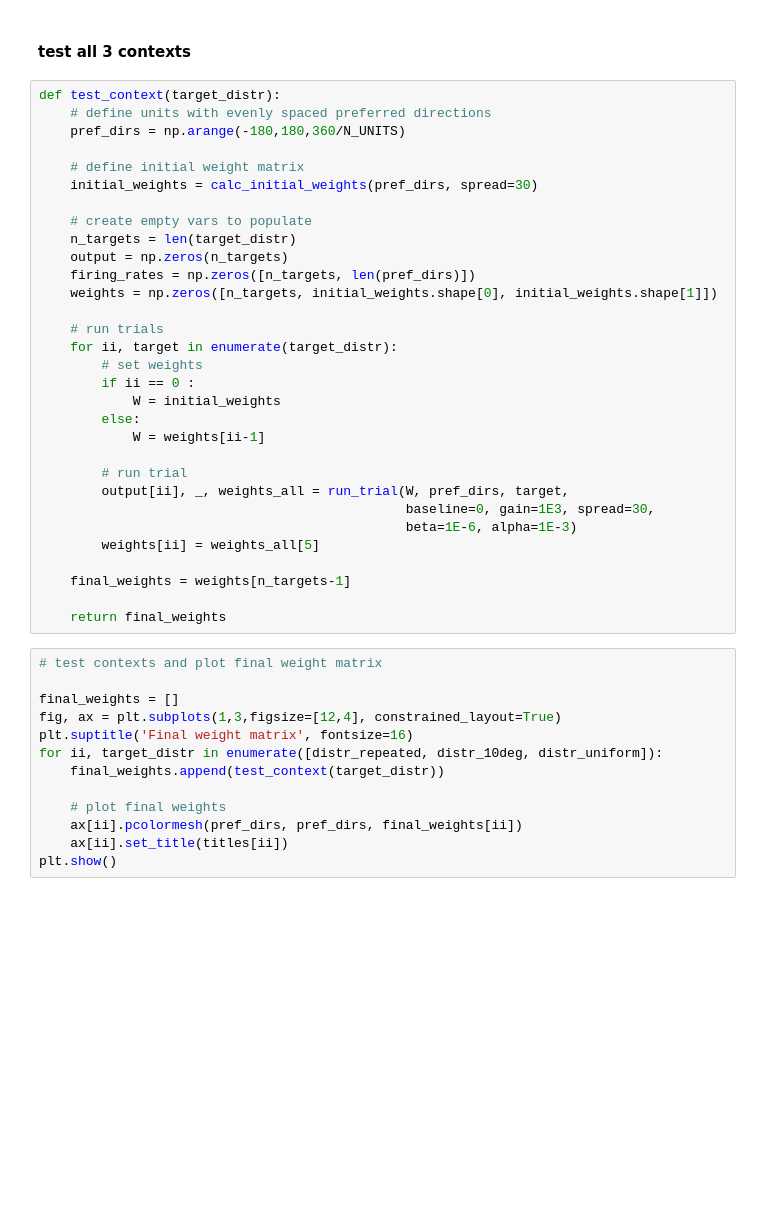
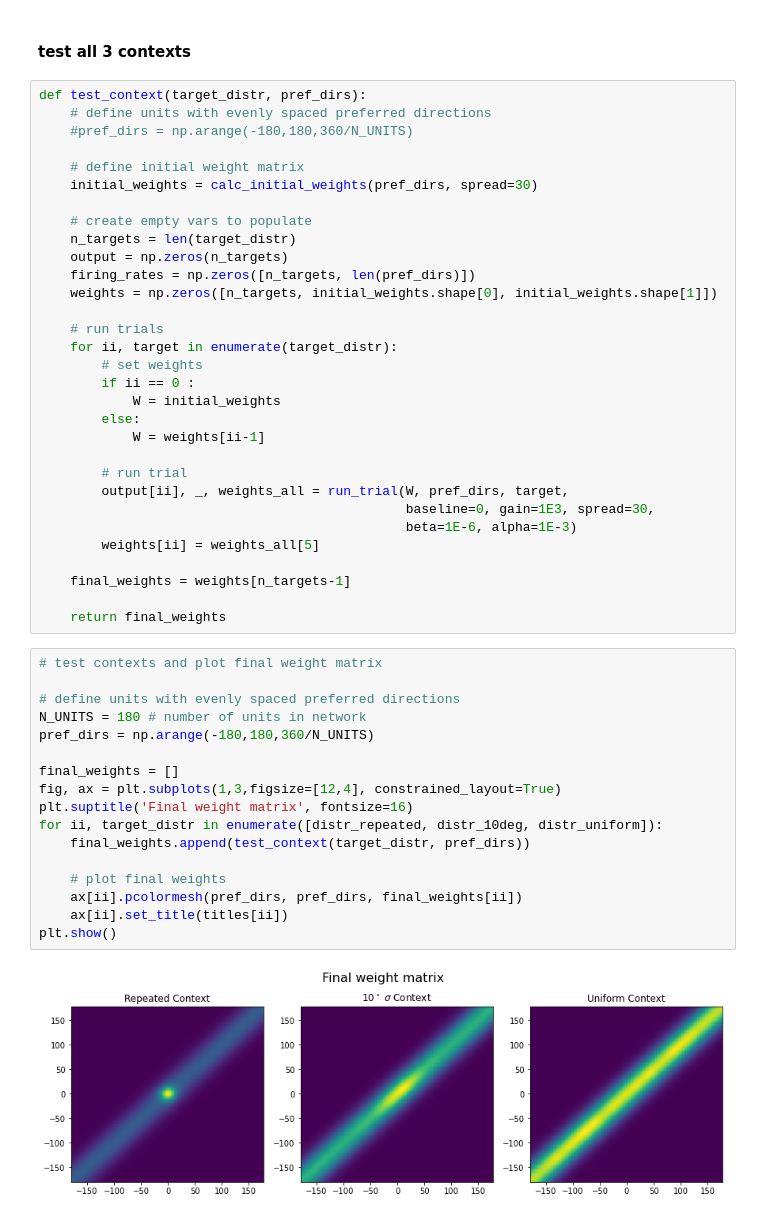
Before and after one commit to mwprestonjr/verstynen_2011_rpl, a Jupyter notebook: notebooks/verstynen_2011.ipynb, the cells around one changed output. Saved outputs shown, nothing was run; the diff lists cells and outputs as text; blank space fills up the shorter version.

Commit message:
demonstrate context-dependent precision and bias

```diff
--- a/notebooks/verstynen_2011.ipynb
+++ b/notebooks/verstynen_2011.ipynb
@@ -520,9 +520,9 @@ plt.show()
 # %% [markdown]
 #### test all 3 contexts
 # %%
-def test_context(target_distr):
+def test_context(target_distr, pref_dirs):
     # define units with evenly spaced preferred directions
-    pref_dirs = np.arange(-180,180,360/N_UNITS)
+    #pref_dirs = np.arange(-180,180,360/N_UNITS)
 
     # define initial weight matrix
     initial_weights = calc_initial_weights(pref_dirs, spread=30)
@@ -552,15 +552,21 @@ def test_context(target_distr):
     return final_weights
 # %%
 # test contexts and plot final weight matrix
+
+# define units with evenly spaced preferred directions
+N_UNITS = 180 # number of units in network
+pref_dirs = np.arange(-180,180,360/N_UNITS)
 
 final_weights = []
 fig, ax = plt.subplots(1,3,figsize=[12,4], constrained_layout=True)
 plt.suptitle('Final weight matrix', fontsize=16)
 for ii, target_distr in enumerate([distr_repeated, distr_10deg, distr_uniform]):
-    final_weights.append(test_context(target_distr))
+    final_weights.append(test_context(target_distr, pref_dirs))
 
     # plot final weights
     ax[ii].pcolormesh(pref_dirs, pref_dirs, final_weights[ii])
     ax[ii].set_title(titles[ii])
 plt.show()
+# %% [output]
+[figure, added]
 # %% [markdown]
```
Also changed, not shown: parts of 24 cells of this notebook.
